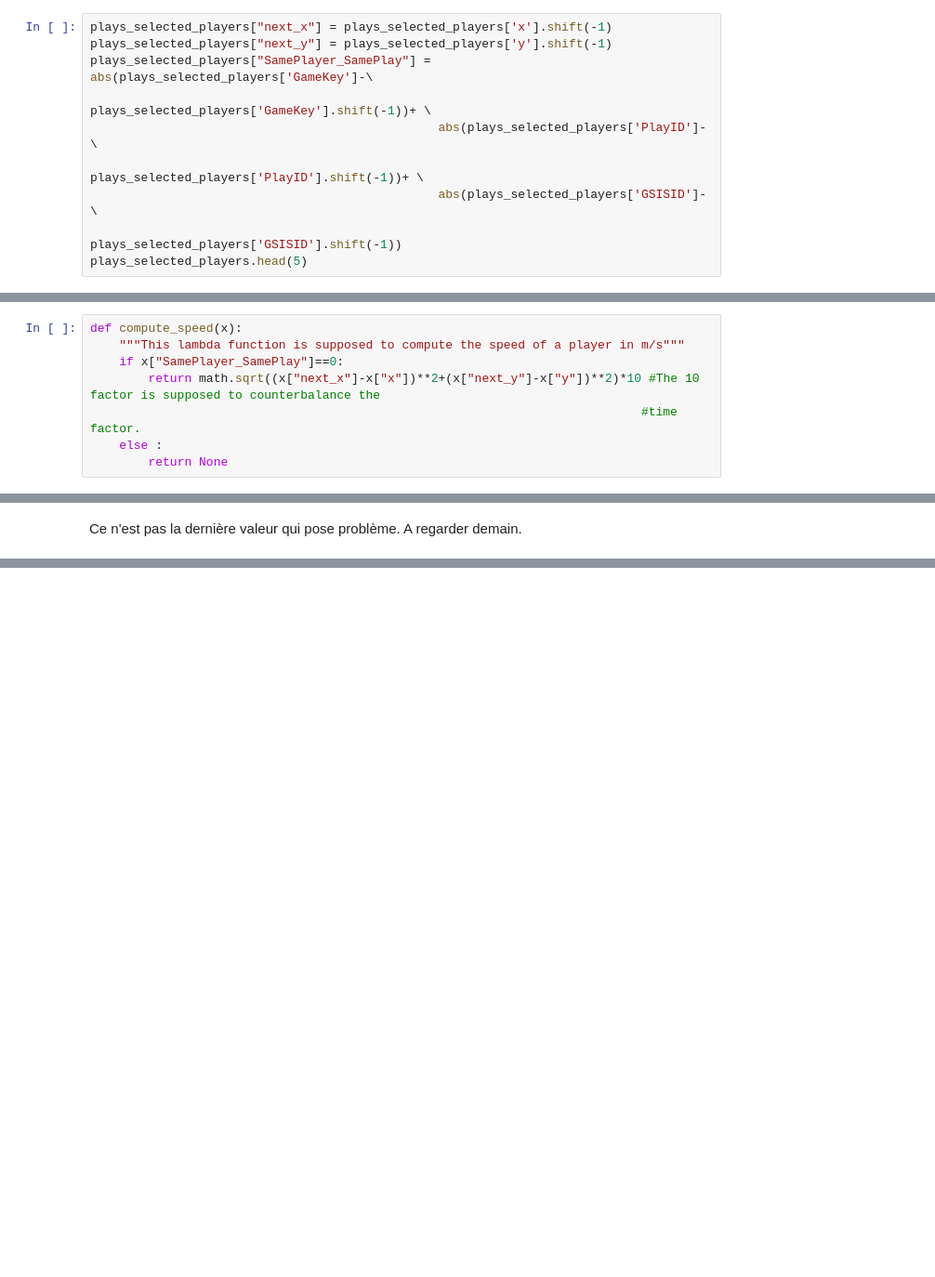
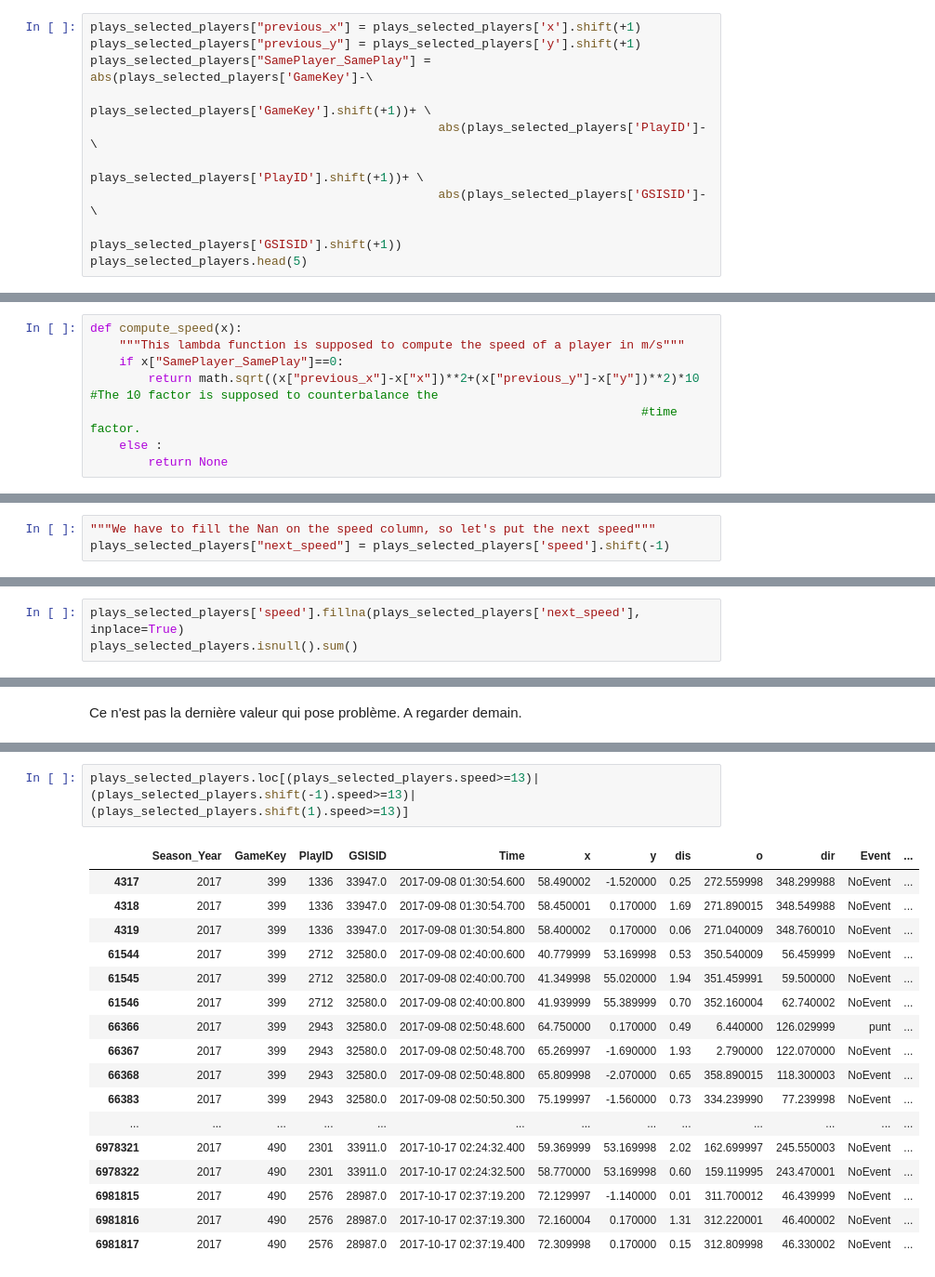
Before and after one commit to MerlinLaffitte/NFL, a Jupyter notebook: analyse.ipynb, the cells around one changed output, grey strips where cells are left out. Shown: that part at 93% size. Saved outputs shown, nothing was run; the diff lists cells and outputs as text; blank space fills up the shorter version.

```diff
--- a/analyse.ipynb
+++ b/analyse.ipynb
@@ -282,14 +282,14 @@ plays_selected_players['Event'].fillna("NoEvent", inplace =True)
 # %% [markdown]
 The main idea here is to put 2 columns with x and y of the following moment. Plus a column saying if the next moment belongs to the same play or not. All the plays will have at the end a missing value for the speed.
 # %%
-plays_selected_players["next_x"] = plays_selected_players['x'].shift(-1)
-plays_selected_players["next_y"] = plays_selected_players['y'].shift(-1)
+plays_selected_players["previous_x"] = plays_selected_players['x'].shift(+1)
+plays_selected_players["previous_y"] = plays_selected_players['y'].shift(+1)
 plays_selected_players["SamePlayer_SamePlay"] = abs(plays_selected_players['GameKey']-\
-                                                    plays_selected_players['GameKey'].shift(-1))+ \
+                                                    plays_selected_players['GameKey'].shift(+1))+ \
                                                 abs(plays_selected_players['PlayID']-\
-                                                    plays_selected_players['PlayID'].shift(-1))+ \
+                                                    plays_selected_players['PlayID'].shift(+1))+ \
                                                 abs(plays_selected_players['GSISID']- \
-                                                    plays_selected_players['GSISID'].shift(-1))
+                                                    plays_selected_players['GSISID'].shift(+1))
 plays_selected_players.head(5)
 # %% [output]
 |  | Season_Year | GameKey | PlayID | GSISID | Time | x | y | dis | o | dir | Event | ... |
@@ -302,7 +302,7 @@ plays_selected_players.head(5)
 def compute_speed(x):
     """This lambda function is supposed to compute the speed of a player in m/s"""
     if x["SamePlayer_SamePlay"]==0:
-        return math.sqrt((x["next_x"]-x["x"])**2+(x["next_y"]-x["y"])**2)*10 #The 10 factor is supposed to counterbalance the
+        return math.sqrt((x["previous_x"]-x["x"])**2+(x["previous_y"]-x["y"])**2)*10 #The 10 factor is supposed to counterbalance the
                                                                             #time factor.
     else :
         return None
@@ -315,3 +315,6 @@ print((time.time()-time1)/60)
+# %%
+"""We have to fill the Nan on the speed column, so let's put the next speed"""
+plays_selected_players["next_speed"] = plays_selected_players['speed'].shift(-1)
 # %%
 plays_selected_players.isnull().sum()
 # %% [output]
@@ -336 +340,4 @@ speed                  19714
 dtype: int64
+# %%
+plays_selected_players['speed'].fillna(plays_selected_players['next_speed'], inplace=True)
+plays_selected_players.isnull().sum()
@@ -354,0 +383,20 @@ test1 = plays_selected_players.group_by(['Season_Year','GameKey', 'PlayID', 'GSI
+# %%
+plays_selected_players.loc[(plays_selected_players.speed>=13)|(plays_selected_players.shift(-1).speed>=13)|(plays_selected_players.shift(1).speed>=13)]
+# %% [output]
+|  | Season_Year | GameKey | PlayID | GSISID | Time | x | y | dis | o | dir | Event | ... |
+| 4317 | 2017 | 399 | 1336 | 33947.0 | 2017-09-08 01:30:54.600 | 58.490002 | -1.520000 | 0.25 | 272.559998 | 348.299988 | NoEvent | ... |
+| 4318 | 2017 | 399 | 1336 | 33947.0 | 2017-09-08 01:30:54.700 | 58.450001 | 0.170000 | 1.69 | 271.890015 | 348.549988 | NoEvent | ... |
+| 4319 | 2017 | 399 | 1336 | 33947.0 | 2017-09-08 01:30:54.800 | 58.400002 | 0.170000 | 0.06 | 271.040009 | 348.760010 | NoEvent | ... |
+| 61544 | 2017 | 399 | 2712 | 32580.0 | 2017-09-08 02:40:00.600 | 40.779999 | 53.169998 | 0.53 | 350.540009 | 56.459999 | NoEvent | ... |
+| 61545 | 2017 | 399 | 2712 | 32580.0 | 2017-09-08 02:40:00.700 | 41.349998 | 55.020000 | 1.94 | 351.459991 | 59.500000 | NoEvent | ... |
+| 61546 | 2017 | 399 | 2712 | 32580.0 | 2017-09-08 02:40:00.800 | 41.939999 | 55.389999 | 0.70 | 352.160004 | 62.740002 | NoEvent | ... |
+| 66366 | 2017 | 399 | 2943 | 32580.0 | 2017-09-08 02:50:48.600 | 64.750000 | 0.170000 | 0.49 | 6.440000 | 126.029999 | punt | ... |
+| 66367 | 2017 | 399 | 2943 | 32580.0 | 2017-09-08 02:50:48.700 | 65.269997 | -1.690000 | 1.93 | 2.790000 | 122.070000 | NoEvent | ... |
+| 66368 | 2017 | 399 | 2943 | 32580.0 | 2017-09-08 02:50:48.800 | 65.809998 | -2.070000 | 0.65 | 358.890015 | 118.300003 | NoEvent | ... |
+| 66383 | 2017 | 399 | 2943 | 32580.0 | 2017-09-08 02:50:50.300 | 75.199997 | -1.560000 | 0.73 | 334.239990 | 77.239998 | NoEvent | ... |
+| ... | ... | ... | ... | ... | ... | ... | ... | ... | ... | ... | ... | ... |
+| 6978321 | 2017 | 490 | 2301 | 33911.0 | 2017-10-17 02:24:32.400 | 59.369999 | 53.169998 | 2.02 | 162.699997 | 245.550003 | NoEvent | ... |
+| 6978322 | 2017 | 490 | 2301 | 33911.0 | 2017-10-17 02:24:32.500 | 58.770000 | 53.169998 | 0.60 | 159.119995 | 243.470001 | NoEvent | ... |
+| 6981815 | 2017 | 490 | 2576 | 28987.0 | 2017-10-17 02:37:19.200 | 72.129997 | -1.140000 | 0.01 | 311.700012 | 46.439999 | NoEvent | ... |
+| 6981816 | 2017 | 490 | 2576 | 28987.0 | 2017-10-17 02:37:19.300 | 72.160004 | 0.170000 | 1.31 | 312.220001 | 46.400002 | NoEvent | ... |
+| 6981817 | 2017 | 490 | 2576 | 28987.0 | 2017-10-17 02:37:19.400 | 72.309998 | 0.170000 | 0.15 | 312.809998 | 46.330002 | NoEvent | ... |
```
Also changed, not shown: parts of 18 cells of this notebook.
